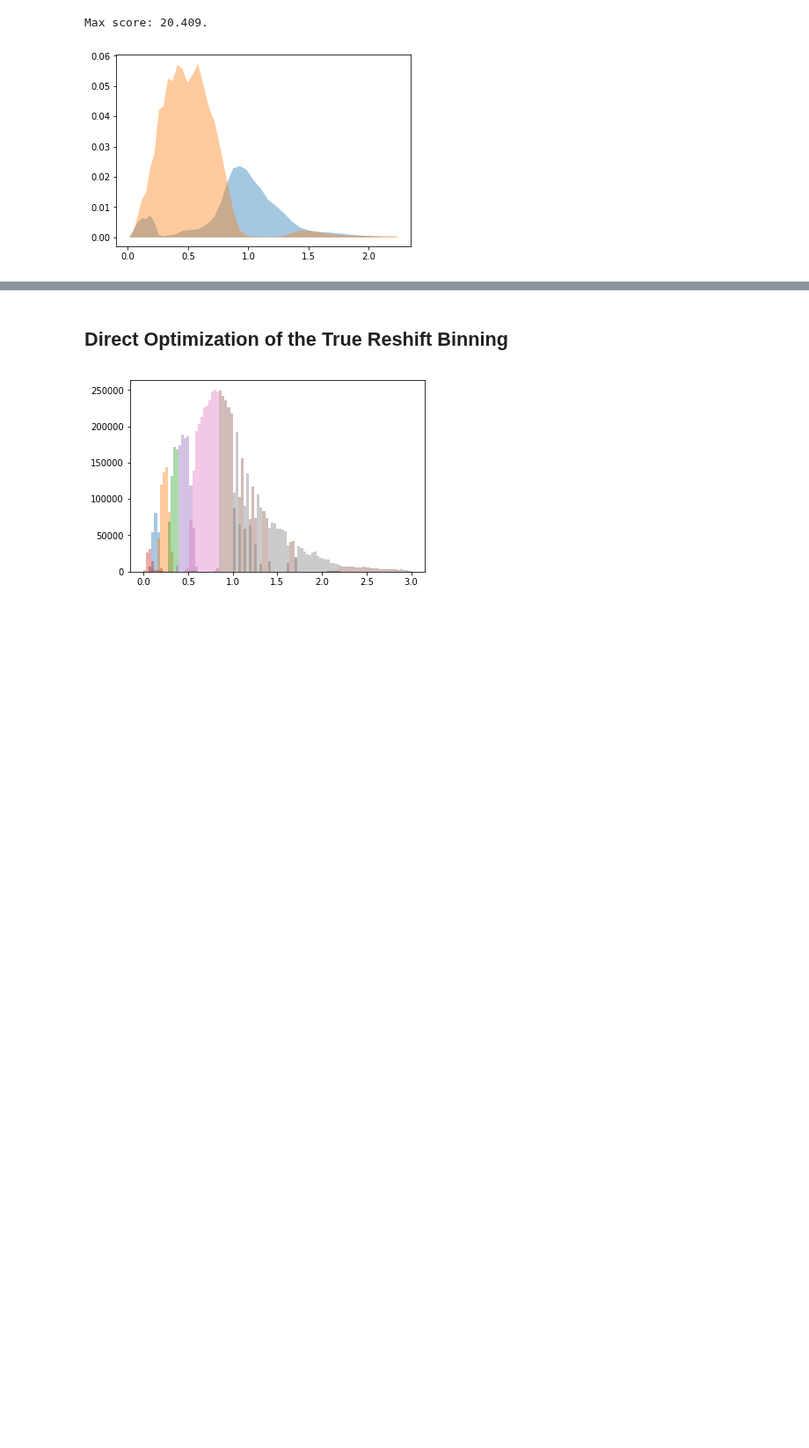
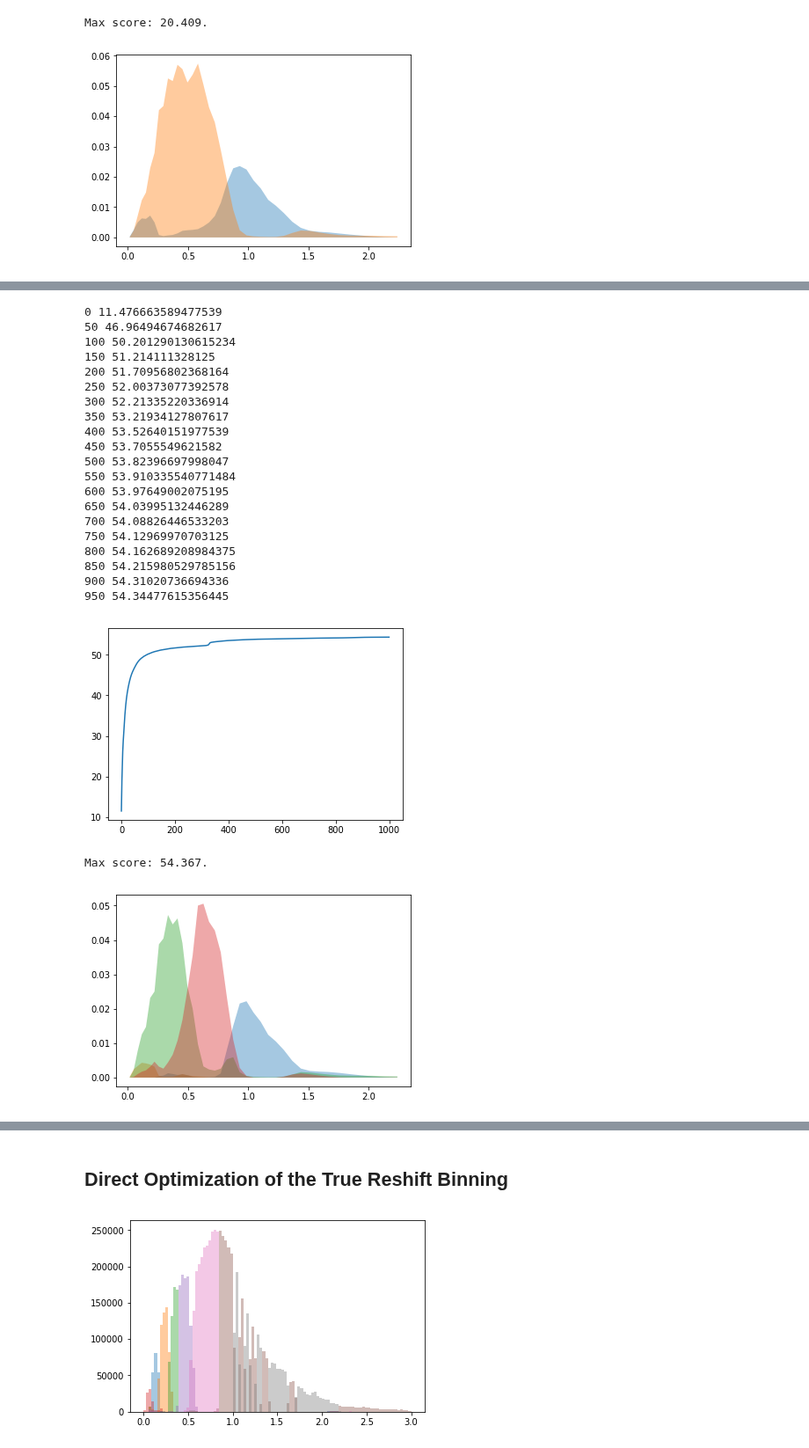
Before and after one commit to dkirkby/zotbin, a Jupyter notebook: Refine.ipynb, the cells around one changed output, grey strips where cells are left out. Shown at 88% size. Cells and saved outputs as stored; diff of their text form; code cells hidden in the pictures; blank space fills up the shorter version.

```diff
--- a/Refine.ipynb
+++ b/Refine.ipynb
@@ -141,0 +156,26 @@ optimize_bins(zhistw, nbins=5, eta=1., niter=500);
+# %%
+optimize_bins(zhistw, nbin=4, eta=1., niter=1000);
+# %% [output]
+0 11.476663589477539
+50 46.96494674682617
+100 50.201290130615234
+150 51.214111328125
+200 51.70956802368164
+250 52.00373077392578
+300 52.21335220336914
+350 53.21934127807617
+400 53.52640151977539
+450 53.7055549621582
+500 53.82396697998047
+550 53.910335540771484
+600 53.97649002075195
+650 54.03995132446289
+700 54.08826446533203
+750 54.12969970703125
+800 54.162689208984375
+850 54.215980529785156
+900 54.31020736694336
+950 54.34477615356445
+[figure, added]
+Max score: 54.367.
+[figure, added]
```
Also changed, not shown: parts of 2 cells of this notebook.
